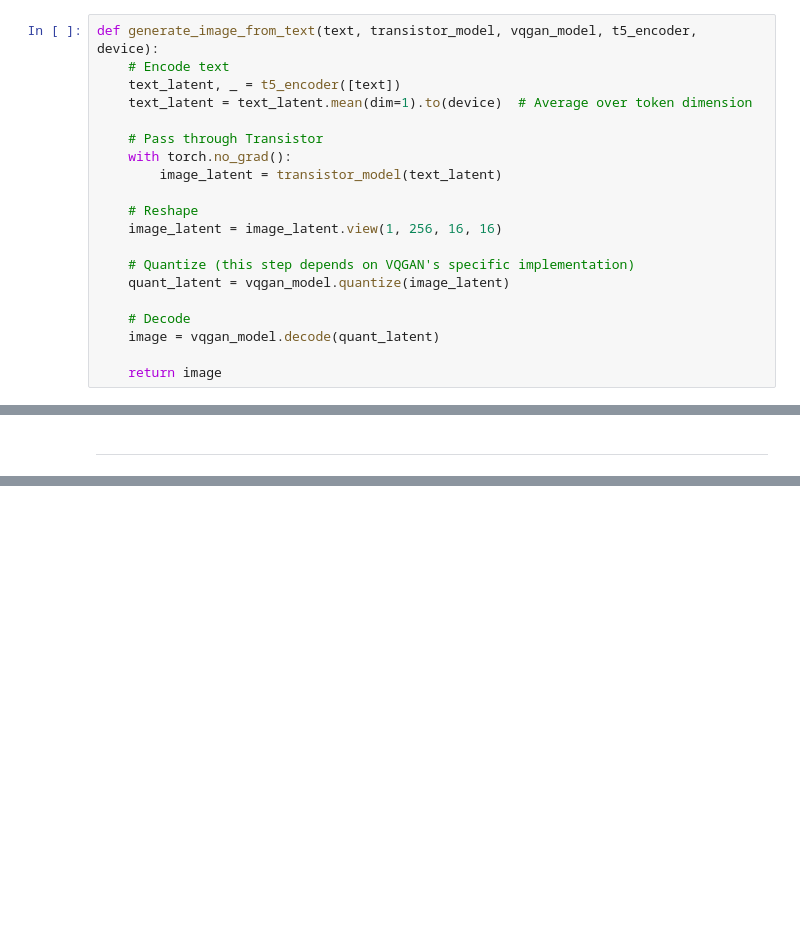
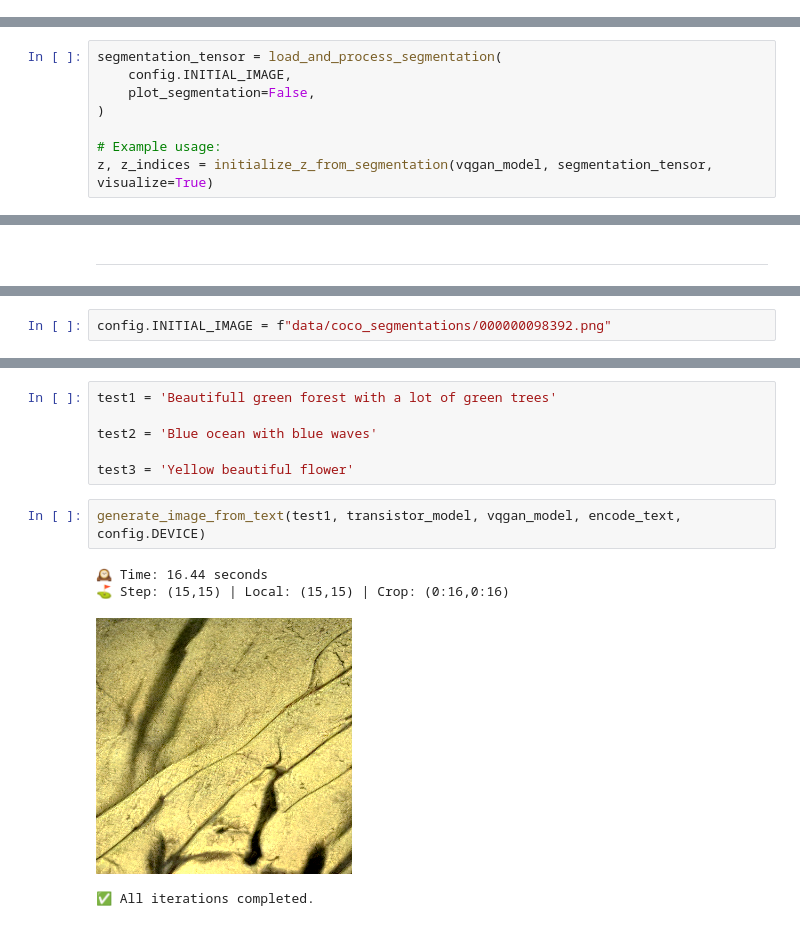
Before and after one commit to MaksymZhytnikov/ImprovedTamingTransformers, a Jupyter notebook: 2_transistor_training.ipynb, the cells around one changed output, grey strips where cells are left out. Cells and saved outputs as stored; diff of their text form; blank space fills up the shorter version.

```diff
--- a/2_transistor_training.ipynb
+++ b/2_transistor_training.ipynb
@@ -297,22 +388,2 @@ torch.save(transistor_model.state_dict(), 'transistor_model.pth')
 # %% [markdown]
 ---
-# %%
-def generate_image_from_text(text, transistor_model, vqgan_model, t5_encoder, device):
-    # Encode text
-    text_latent, _ = t5_encoder([text])
-    text_latent = text_latent.mean(dim=1).to(device)  # Average over token dimension
-
-    # Pass through Transistor
-    with torch.no_grad():
-        image_latent = transistor_model(text_latent)
-
-    # Reshape
-    image_latent = image_latent.view(1, 256, 16, 16)
-
-    # Quantize (this step depends on VQGAN's specific implementation)
-    quant_latent = vqgan_model.quantize(image_latent)
-
-    # Decode
-    image = vqgan_model.decode(quant_latent)
-
-    return image
@@ -318,0 +473,8 @@ def generate_image_from_text(text, transistor_model, vqgan_model, t5_encoder, de
+# %%
+segmentation_tensor = load_and_process_segmentation(
+    config.INITIAL_IMAGE,
+    plot_segmentation=False,
+)
+
+# Example usage:
+z, z_indices = initialize_z_from_segmentation(vqgan_model, segmentation_tensor, visualize=True)
@@ -320,0 +495,2 @@ def generate_image_from_text(text, transistor_model, vqgan_model, t5_encoder, de
+# %%
+config.INITIAL_IMAGE = f"data/coco_segmentations/000000098392.png"
@@ -320,0 +640,13 @@ def generate_image_from_text(text, transistor_model, vqgan_model, t5_encoder, de
+# %%
+test1 = 'Beautifull green forest with a lot of green trees'
+
+test2 = 'Blue ocean with blue waves'
+
+test3 = 'Yellow beautiful flower'
+# %%
+generate_image_from_text(test1, transistor_model, vqgan_model, encode_text, config.DEVICE)
+# %% [output]
+🕰️ Time: 16.44 seconds
+⛳️ Step: (15,15) | Local: (15,15) | Crop: (0:16,0:16)
+[figure, added]
+✅ All iterations completed.
```
Also changed, not shown: parts of 21 cells of this notebook, 5 other files.
